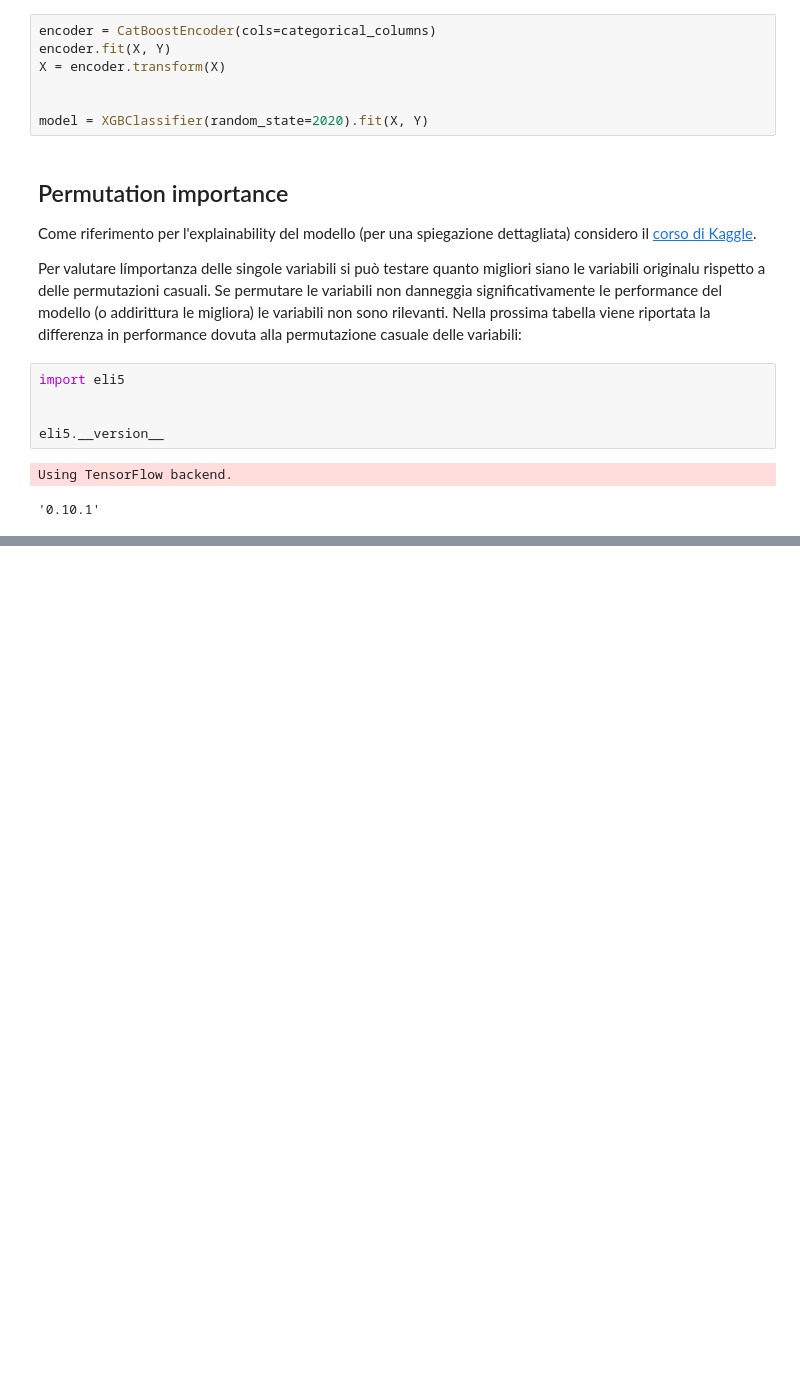
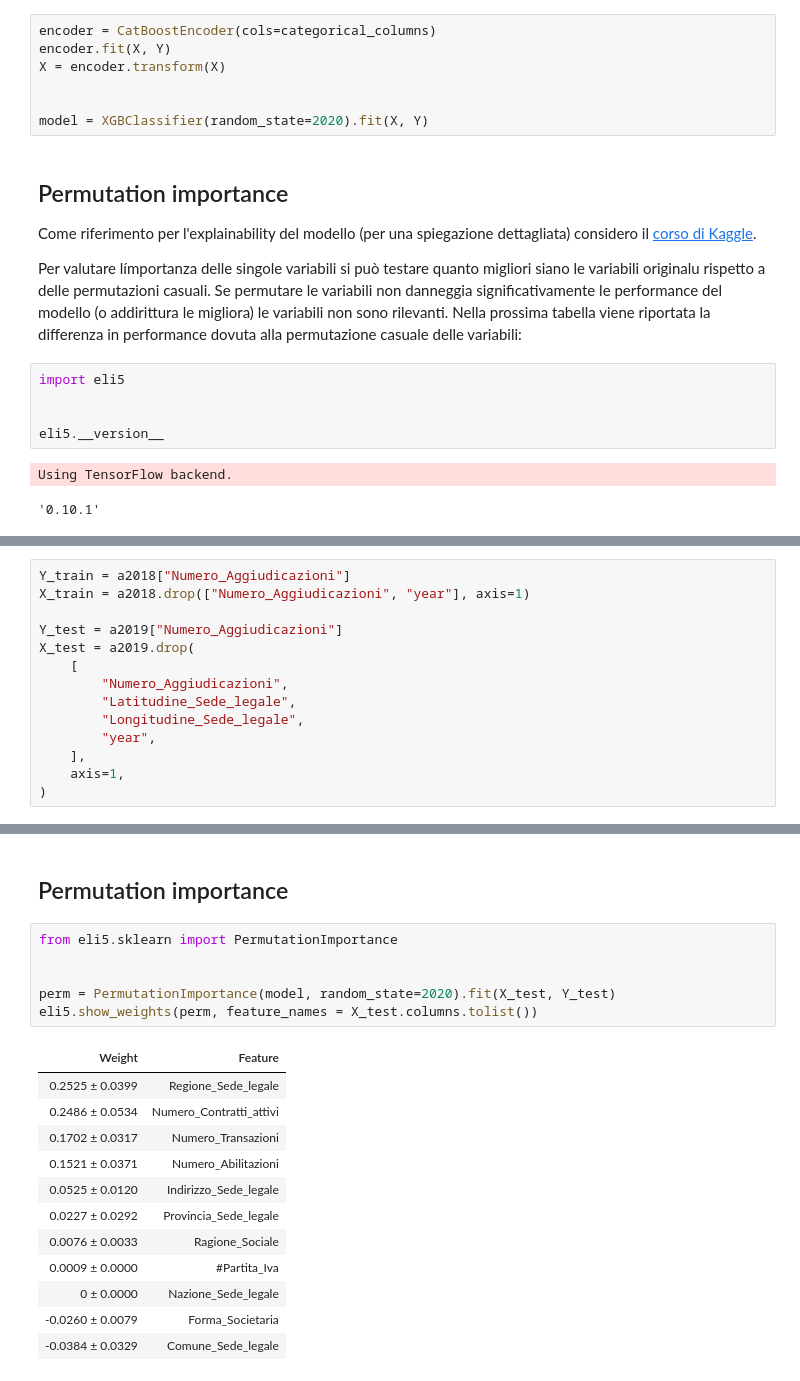
Before and after one commit to marcocarnini/DS2, a Jupyter notebook: scripts/AdversarialValidation-Fornitori.ipynb, the cells around one changed output, grey strips where cells are left out. Cells and saved outputs as stored; diff of their text form; blank space fills up the shorter version.

```diff
--- a/scripts/AdversarialValidation-Fornitori.ipynb
+++ b/scripts/AdversarialValidation-Fornitori.ipynb
@@ -385,0 +399,14 @@ Index(['Numero_Transazioni', 'Indirizzo_Sede_legale', 'Forma_Societaria',
+# %%
+Y_train = a2018["Numero_Aggiudicazioni"]
+X_train = a2018.drop(["Numero_Aggiudicazioni", "year"], axis=1)
+
+Y_test = a2019["Numero_Aggiudicazioni"]
+X_test = a2019.drop(
+    [
+        "Numero_Aggiudicazioni",
+        "Latitudine_Sede_legale",
+        "Longitudine_Sede_legale",
+        "year",
+    ],
+    axis=1,
+)
@@ -385,0 +430,21 @@ Index(['Numero_Transazioni', 'Indirizzo_Sede_legale', 'Forma_Societaria',
+# %% [markdown]
+## Permutation importance
+# %%
+from eli5.sklearn import PermutationImportance
+
+
+perm = PermutationImportance(model, random_state=2020).fit(X_test, Y_test)
+eli5.show_weights(perm, feature_names = X_test.columns.tolist())
+# %% [output]
+| Weight | Feature |
+| 0.2525 ± 0.0399 | Regione_Sede_legale |
+| 0.2486 ± 0.0534 | Numero_Contratti_attivi |
+| 0.1702 ± 0.0317 | Numero_Transazioni |
+| 0.1521 ± 0.0371 | Numero_Abilitazioni |
+| 0.0525 ± 0.0120 | Indirizzo_Sede_legale |
+| 0.0227 ± 0.0292 | Provincia_Sede_legale |
+| 0.0076 ± 0.0033 | Ragione_Sociale |
+| 0.0009 ± 0.0000 | #Partita_Iva |
+| 0 ± 0.0000 | Nazione_Sede_legale |
+| -0.0260 ± 0.0079 | Forma_Societaria |
+| -0.0384 ± 0.0329 | Comune_Sede_legale |
```
Also changed, not shown: parts of 26 cells of this notebook.
